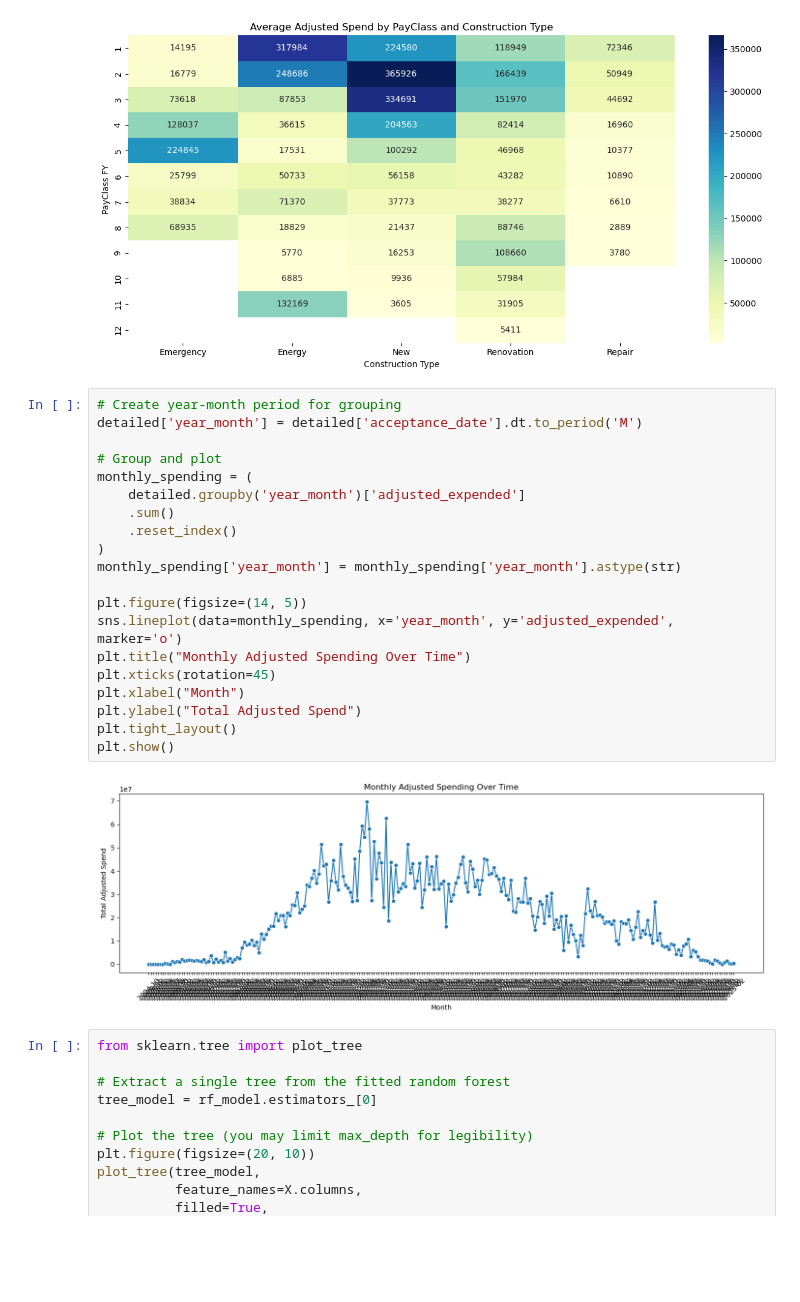
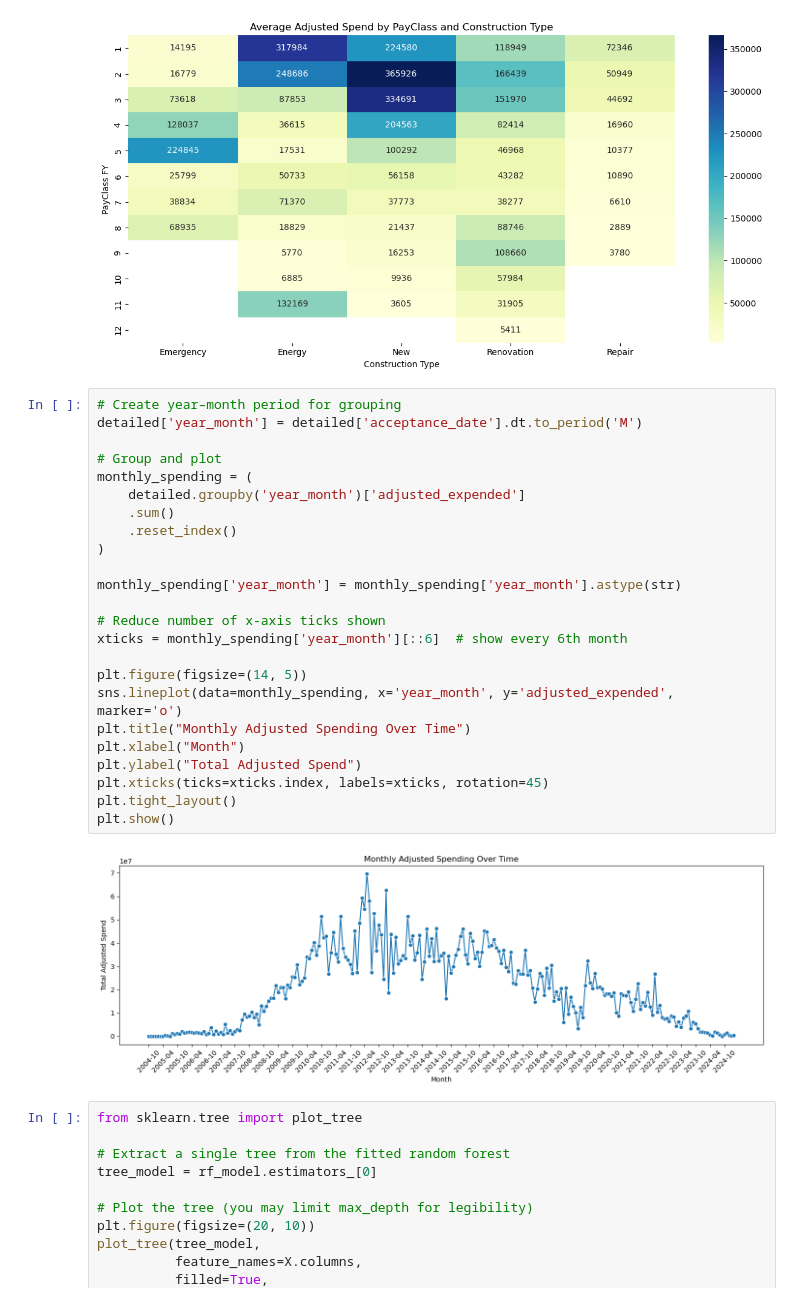
Before and after one commit to anrg-bot/dcamm-ml-project, a Jupyter notebook: ML Models/ALY6980_ML Models.ipynb, the cells around one changed output. Drawn from its saved outputs; the diff is of its cells as text; blank space fills up the shorter version.

```diff
--- a/ML Models/ALY6980_ML Models.ipynb
+++ b/ML Models/ALY6980_ML Models.ipynb
@@ -864,27 +864,31 @@ plt.show()
 # %% [output]
 [figure]
 # %%
-# Create year-month period for grouping
+# Create year–month period for grouping
 detailed['year_month'] = detailed['acceptance_date'].dt.to_period('M')
 
 # Group and plot
 monthly_spending = (
     detailed.groupby('year_month')['adjusted_expended']
     .sum()
     .reset_index()
 )
+
 monthly_spending['year_month'] = monthly_spending['year_month'].astype(str)
+
+# Reduce number of x-axis ticks shown
+xticks = monthly_spending['year_month'][::6]  # show every 6th month
 
 plt.figure(figsize=(14, 5))
 sns.lineplot(data=monthly_spending, x='year_month', y='adjusted_expended', marker='o')
 plt.title("Monthly Adjusted Spending Over Time")
-plt.xticks(rotation=45)
 plt.xlabel("Month")
 plt.ylabel("Total Adjusted Spend")
+plt.xticks(ticks=xticks.index, labels=xticks, rotation=45)
 plt.tight_layout()
 plt.show()
 # %% [output]
-[figure, old version]
+[figure, new version]
 # %%
 from sklearn.tree import plot_tree
 
```
Also changed, not shown: parts of 4 cells of this notebook, 3 other files.
